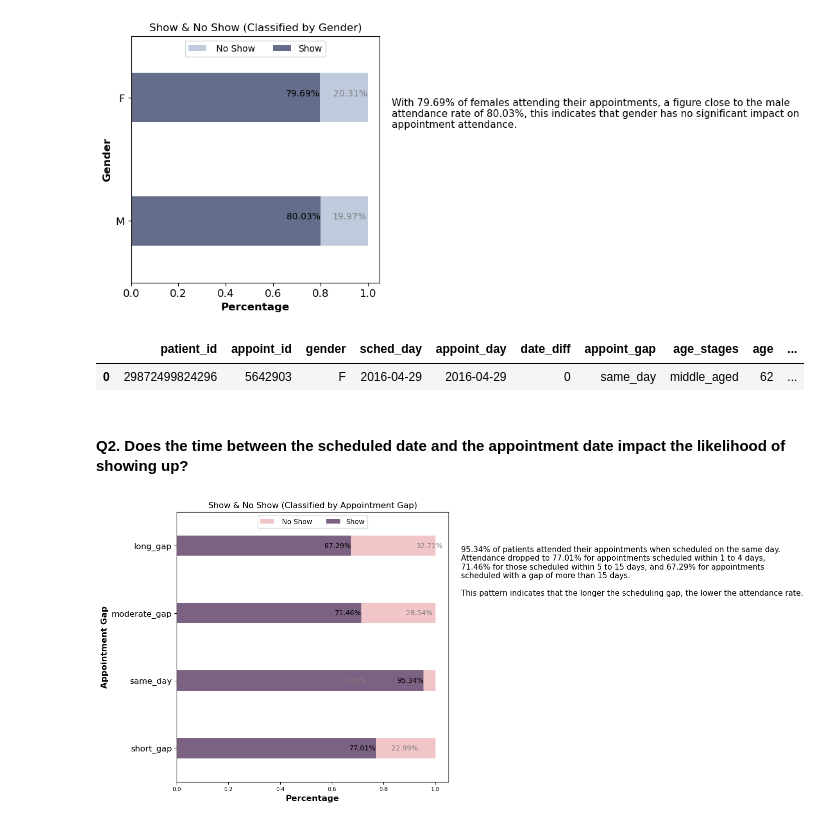
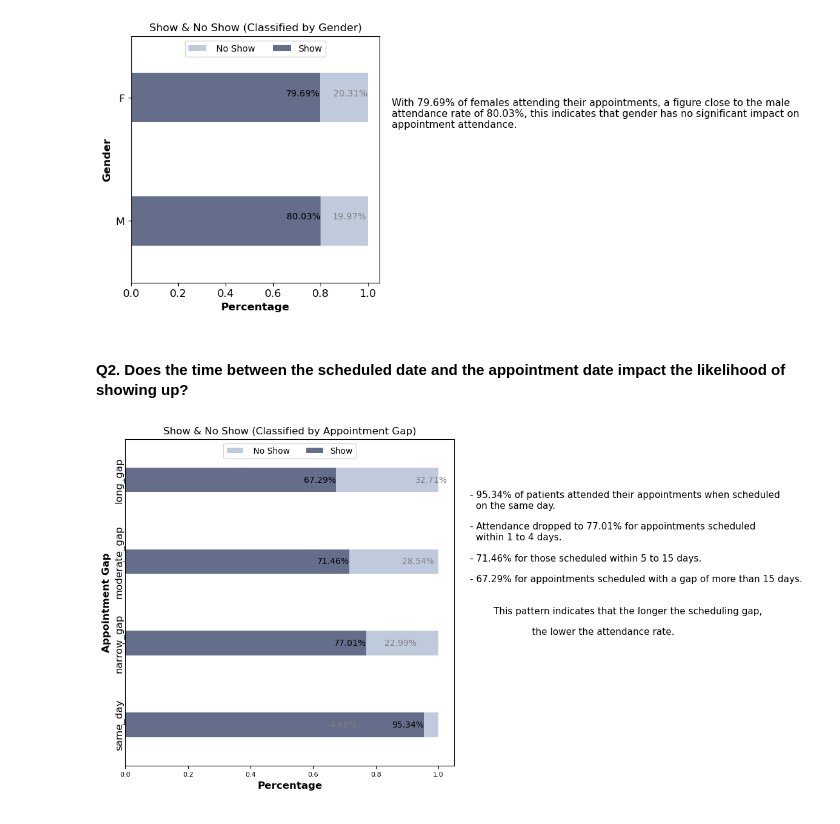
Before and after one commit to hend-a-ghafour/No-Show-Appointments, a Jupyter notebook: no_show_appointments.ipynb, the cells around one changed output. Saved outputs shown, nothing was run; the diff lists cells and outputs as text; code cells hidden in the pictures.

```diff
--- a/no_show_appointments.ipynb
+++ b/no_show_appointments.ipynb
@@ -500,7 +500,7 @@ df.groupby('hcp').patient_id.nunique().reset_index().rename(columns={'patient_id
 # %%
 # Inserting the "appoint_gap" column:
 df['appoint_gap']= ['same_day' if x == 0
-                    else 'short_gap' if 0 < x <= 4
+                    else 'narrow_gap' if 0 < x <= 4
                     else 'moderate_gap' if 4 < x <= 15
                     else 'long_gap' for x in df.date_diff]
 df.head(1)
@@ -1103,30 +1099,27 @@ hcp_values = hcp_count_a.hcp.tolist()
 hcp_0=hcp_count_a.query('hcp==0').pct.tolist()
 hcp_1=hcp_count_a.query('hcp==1').pct.tolist()
 
-width=.4
-x=np.arange(len(hcp_0))
-locations= x+width/2
 note = '''This chart shows that:\n
     ~ The majority of patients are not Handicapped
     ~ Most handicapped patients fall within the Middle-Aged and Elderly Stages.'''
 
 plt.subplots(figsize = (6,6))
 
-plt.bar(x,hcp_0,width,color='#bbc8e2', alpha= 1, label= 'No HCP')
-plt.bar(x + width,hcp_1,width,color='#805d87', alpha= 1, label = 'HCP')
+plt.plot(stages,hcp_0,color='#bbc8e2', marker= "D", label= 'No HCP')
+plt.plot(stages,hcp_1,color='#805d87', marker= "D", label = 'HCP')
 
 for i, v in enumerate(hcp_0):
-  plt.text(i,v, f"{v:.2%}", ha='center', va='bottom',fontsize=8)
+  plt.text(i,v+.005, f"{v:.2%}", ha='center', va='bottom',fontsize=8)
 
 for i, v in enumerate(hcp_1):
-  plt.text(i+width,v, f"{v:.2%}", ha='center', va='bottom',fontsize=6)
+  plt.text(i,v+.005, f"{v:.2%}", ha='center', va='bottom',fontsize=9)
 
-plt.xticks(locations, stages,fontsize = 12, rotation = 25)
+plt.xticks(fontsize = 12, rotation = 25)
 plt.xlabel('Age Stages',fontsize = 12, weight = 'bold')
 plt.yticks(fontsize = 12)
 plt.ylabel('Percentage',fontsize = 12, weight = 'bold')
 plt.title('Handicap  (Age Stages)', fontsize =12)
-plt.legend(fontsize = 10)
+plt.legend(loc="upper center",fontsize = 10)
 plt.text(5,.2,note,ha='left',va='top',fontsize = 11, weight = 'normal')
 plt.show();
 # %% [output]
@@ -1230,46 +1223,44 @@ plt.text(1.1,0,note,ha='left',va='top',fontsize = 11, weight = 'normal')
 plt.show();
 # %% [output]
 [figure]
-# %%
-df.head(1)
-# %% [output]
-|  | patient_id | appoint_id | gender | sched_day | appoint_day | date_diff | appoint_gap | age_stages | age | ... |
-| 0 | 29872499824296 | 5642903 | F | 2016-04-29 | 2016-04-29 | 0 | same_day | middle_aged | 62 | ... |
 # %% [markdown]
 
 #### Q2. Does the time between the scheduled date and the appointment date impact the likelihood of showing up?
 # %%
 appoint_count_a=df.groupby('appoint_gap').appoint_id.count().reset_index().rename(columns={'appoint_id':'num_appointments'})
 appoint_count_a['pct']=appoint_count_a.num_appointments/appoint_count_a.num_appointments
-appoint_count_a
+
 appoint_show_a= df.query('no_show == "No"').groupby('appoint_gap').appoint_id.count().reset_index().rename(columns={'appoint_id':'num_appointments'})
 appoint_show_a['pct']=appoint_show_a.num_appointments/appoint_count_a.num_appointments
-appoint_show_a
-note = '''95.34% of patients attended their appointments when scheduled on the same day.
-Attendance dropped to 77.01% for appointments scheduled within 1 to 4 days,
-71.46% for those scheduled within 5 to 15 days, and 67.29% for appointments
-scheduled with a gap of more than 15 days.
 
-This pattern indicates that the longer the scheduling gap, the lower the attendance rate.'''
+note = '''
+- 95.34% of patients attended their appointments when scheduled
+  on the same day.\n
+- Attendance dropped to 77.01% for appointments scheduled
+  within 1 to 4 days.\n
+- 71.46% for those scheduled within 5 to 15 days.\n
+- 67.29% for appointments scheduled with a gap of more than 15 days.\n\n
+        This pattern indicates that the longer the scheduling gap,\n
+                     the lower the attendance rate.'''
 
 plt.subplots(figsize = (7,7))
 
-sns.barplot(x=appoint_count_a.pct,y=appoint_show_a.appoint_gap.tolist() ,color='#f9bdc2',label=" No Show",width=.3)
-sns.barplot(x=appoint_show_a.pct,y=appoint_show_a.appoint_gap.tolist(),color = "#805d87", label= "Show",width=.3)
+sns.barplot(x=appoint_count_a.pct,y=appoint_show_a.appoint_gap.tolist() ,color='#bbc8e2',label=" No Show",width=.3)
+sns.barplot(x=appoint_show_a.pct,y=appoint_show_a.appoint_gap.tolist(),color = "#5e6b91", label= "Show",width=.3)
 
 for i, v in enumerate(appoint_count_a.pct-appoint_show_a.pct):
-  plt.text(v+.6,i, f"{v:.2%}", ha='left', va='center',fontsize=10,color="#808080")
+  plt.text(v+.65,i, f"{v:.2%}", ha='center', va='center',fontsize=10,color="#808080")
 
 for i, v in enumerate(appoint_show_a.pct):
   plt.text(v,i, f"{v:.2%}", ha='right', va='center',fontsize=10)
 
 plt.xticks(fontsize = 8)
 plt.xlabel('Percentage',fontsize = 12, weight = 'bold')
-plt.yticks(fontsize = 12)
+plt.yticks(fontsize = 12, rotation = 90, ha='center',va='center')
 plt.ylabel('Appointment Gap',fontsize = 12,weight = 'bold')
 plt.title('Show & No Show (Classified by Appointment Gap)', fontsize =12)
 plt.legend(ncol=2,loc="upper center",fontsize = 10)
 plt.text(1.1,0,note,ha='left',va='top',fontsize = 11, weight = 'normal')
 plt.show();
 # %% [output]
-[figure, old version]
+[figure, new version]
```
Also changed, not shown: parts of 24 cells of this notebook.
